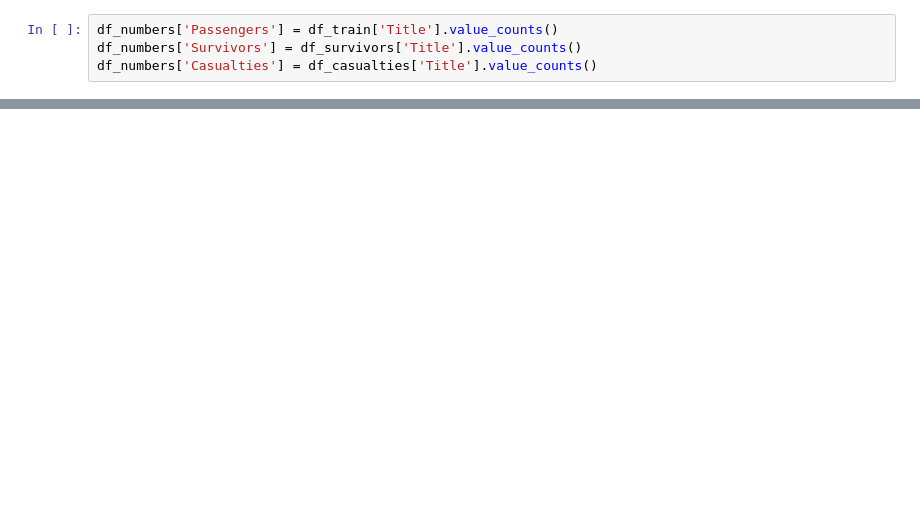
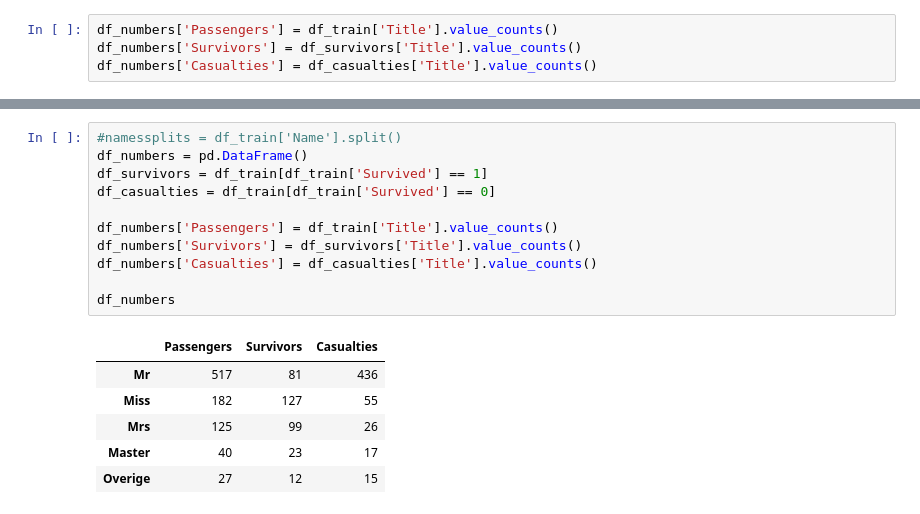
Before and after one commit to didekoning/V2DS-Specialisatie-Titanic, a Jupyter notebook: Specialisatie_deelChris.ipynb, the cells around one changed output, grey strips where cells are left out. Drawn from its saved outputs; the diff is of its cells as text; blank space fills up the shorter version.

```diff
--- a/Specialisatie_deelChris.ipynb
+++ b/Specialisatie_deelChris.ipynb
@@ -220,0 +224,18 @@ plt.show()
+# %%
+#namessplits = df_train['Name'].split()
+df_numbers = pd.DataFrame()
+df_survivors = df_train[df_train['Survived'] == 1]
+df_casualties = df_train[df_train['Survived'] == 0]
+
+df_numbers['Passengers'] = df_train['Title'].value_counts()
+df_numbers['Survivors'] = df_survivors['Title'].value_counts()
+df_numbers['Casualties'] = df_casualties['Title'].value_counts()
+
+df_numbers
+# %% [output]
+|  | Passengers | Survivors | Casualties |
+| Mr | 517 | 81 | 436 |
+| Miss | 182 | 127 | 55 |
+| Mrs | 125 | 99 | 26 |
+| Master | 40 | 23 | 17 |
+| Overige | 27 | 12 | 15 |
```
Also changed, not shown: parts of 13 cells of this notebook.
